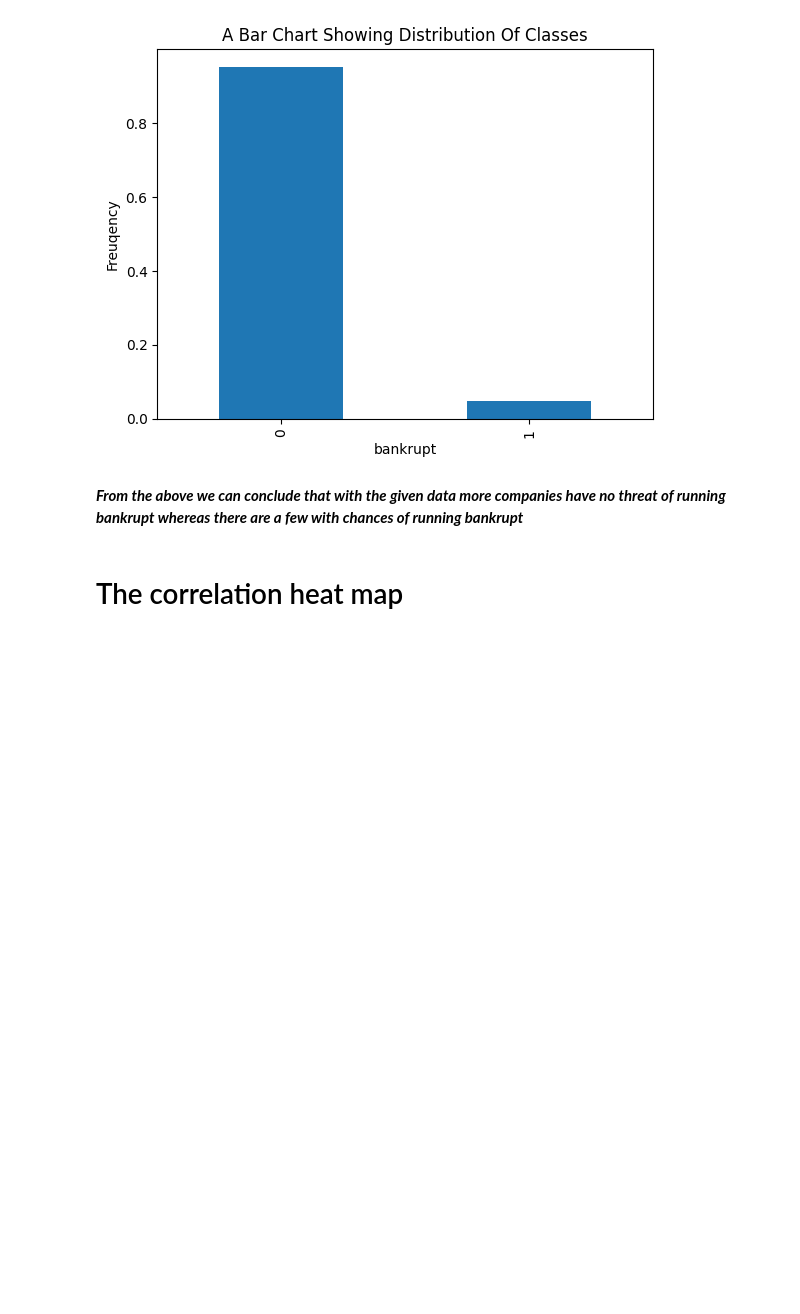
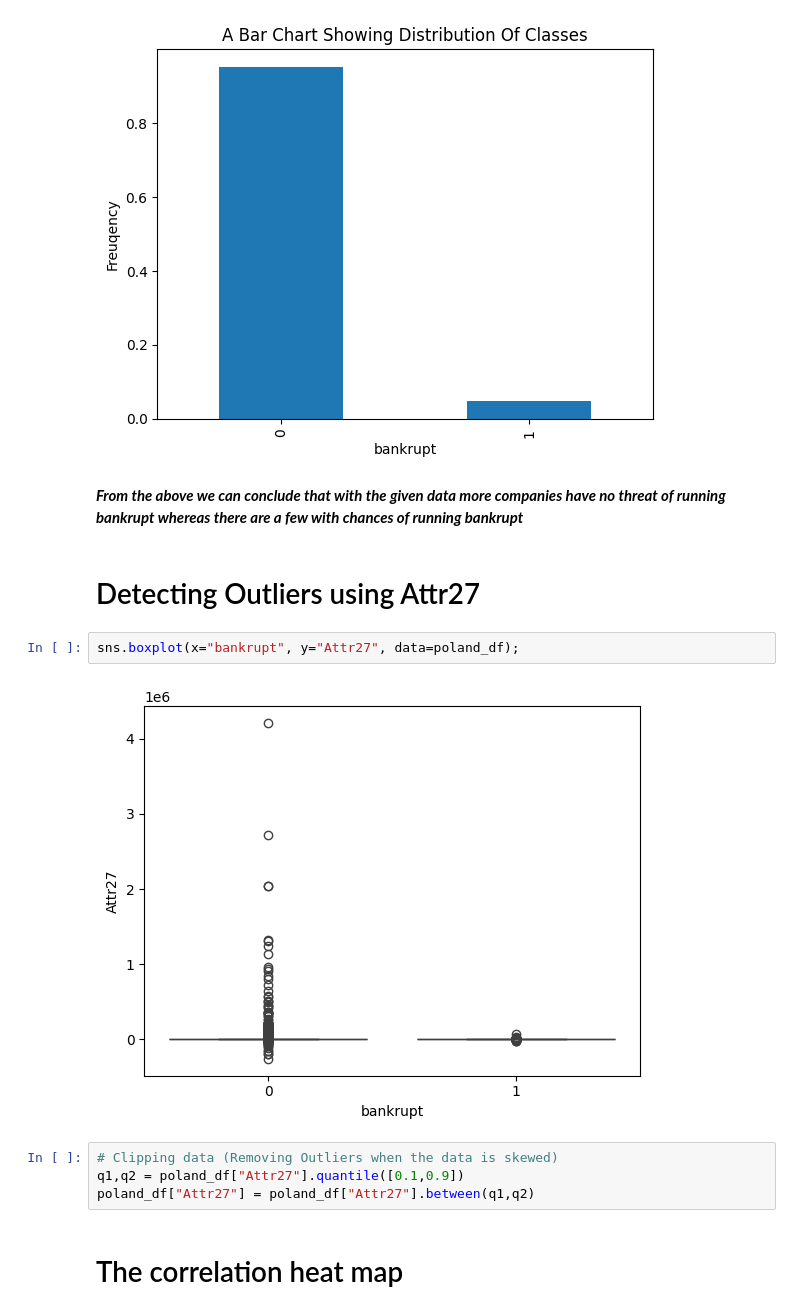
Before and after one commit to kalasamuel/CompanyBankruptcyML, a Jupyter notebook: EDA.ipynb, the cells around one changed output. Saved outputs shown, nothing was run; the diff lists cells and outputs as text; blank space fills up the shorter version.

```diff
--- a/EDA.ipynb
+++ b/EDA.ipynb
@@ -94,6 +111,16 @@ plt.ylabel("Freuqency");
 [figure]
 # %% [markdown]
 ***From the above we can conclude that with the given data more companies have no threat of running bankrupt whereas there are a few with chances of running bankrupt***
+# %% [markdown]
+# Detecting Outliers using Attr27
+# %%
+sns.boxplot(x="bankrupt", y="Attr27", data=poland_df);
+# %% [output]
+[figure, added]
+# %%
+# Clipping data (Removing Outliers when the data is skewed)
+q1,q2 = poland_df["Attr27"].quantile([0.1,0.9])
+poland_df["Attr27"] = poland_df["Attr27"].between(q1,q2)
 # %% [markdown]
 # The correlation heat map
 # %%
```
Also changed, not shown: parts of 8 cells of this notebook, 1 other file.
